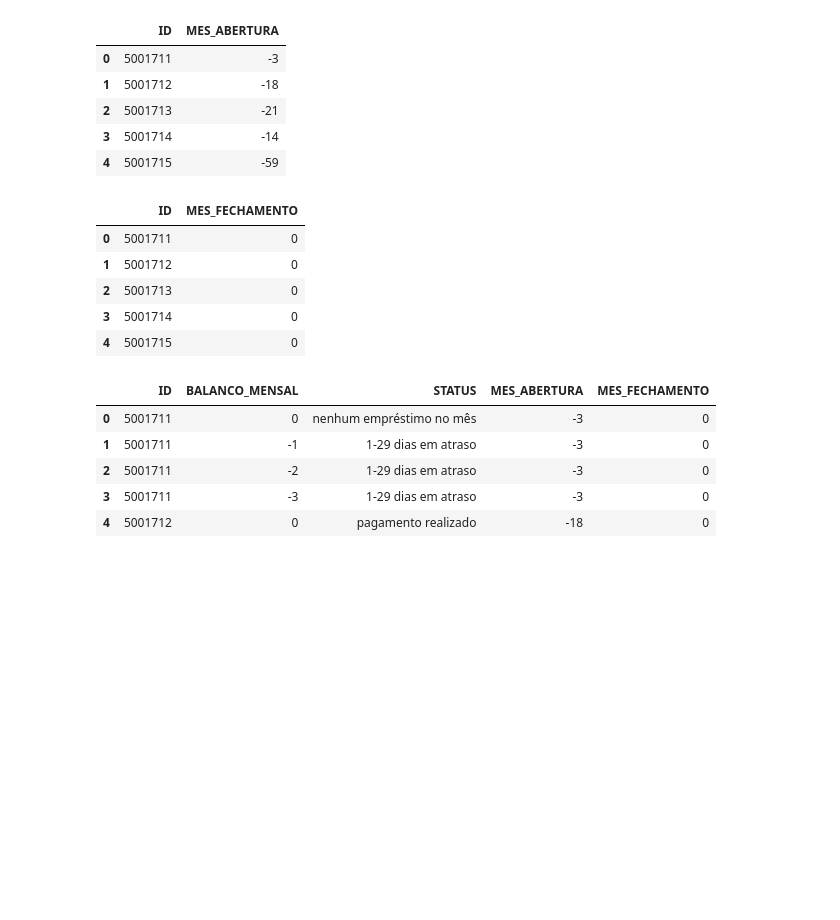
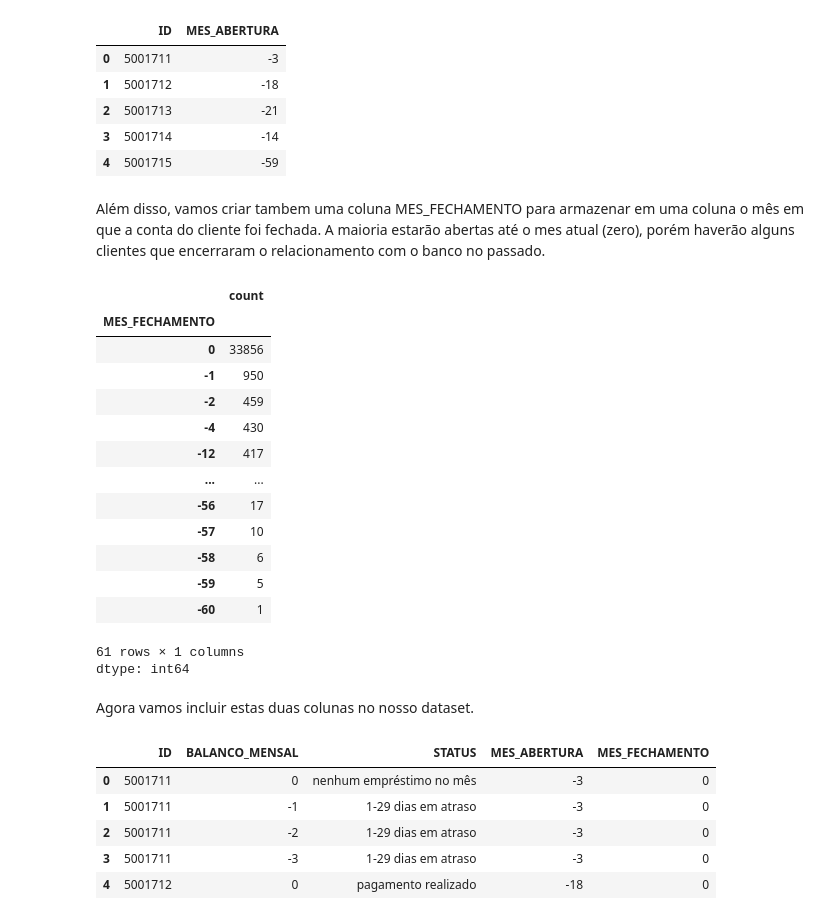
Before and after one commit to VitorFRodrigues/PUCMinas_DataScience, a Jupyter notebook: 06-Machine_Learning/Tarefas/Modulo_A/notebook/aprovacao_credito.ipynb, the cells around one changed output. Saved outputs shown, nothing was run; the diff lists cells and outputs as text; code cells hidden in the pictures; blank space fills up the shorter version.

```diff
--- a/06-Machine_Learning/Tarefas/Modulo_A/notebook/aprovacao_credito.ipynb
+++ b/06-Machine_Learning/Tarefas/Modulo_A/notebook/aprovacao_credito.ipynb
@@ -671,17 +675,30 @@ abertura_conta_agrupados_ID.head()
 | 2 | 5001713 | -21 |
 | 3 | 5001714 | -14 |
 | 4 | 5001715 | -59 |
+# %% [markdown]
+ Além disso, vamos criar tambem uma coluna MES_FECHAMENTO para armazenar em uma coluna o mês em que a conta do cliente foi fechada. A maioria estarão abertas até o mes atual (zero), porém haverão alguns clientes que encerraram o relacionamento com o banco no passado.
 # %%
 fechamento_conta_agrupados_ID = dados_credito.groupby('ID')['BALANCO_MENSAL'].max().reset_index()
 fechamento_conta_agrupados_ID.rename(columns={'BALANCO_MENSAL': 'MES_FECHAMENTO'}, inplace=True)
-fechamento_conta_agrupados_ID.head()
+fechamento_conta_agrupados_ID['MES_FECHAMENTO'].value_counts()
 # %% [output]
-|  | ID | MES_FECHAMENTO |
-| 0 | 5001711 | 0 |
-| 1 | 5001712 | 0 |
-| 2 | 5001713 | 0 |
-| 3 | 5001714 | 0 |
-| 4 | 5001715 | 0 |
+|  | count |
+| MES_FECHAMENTO |  |
+| 0 | 33856 |
+| -1 | 950 |
+| -2 | 459 |
+| -4 | 430 |
+| -12 | 417 |
+| ... | ... |
+| -56 | 17 |
+| -57 | 10 |
+| -58 | 6 |
+| -59 | 5 |
+| -60 | 1 |
+61 rows × 1 columns
+dtype: int64
+# %% [markdown]
+Agora vamos incluir estas duas colunas no nosso dataset.
 # %%
 dados_credito = dados_credito.merge(abertura_conta_agrupados_ID, on='ID', how='left')
 dados_credito = dados_credito.merge(fechamento_conta_agrupados_ID, on='ID', how='left')
```
Also changed, not shown: parts of 56 cells of this notebook.
